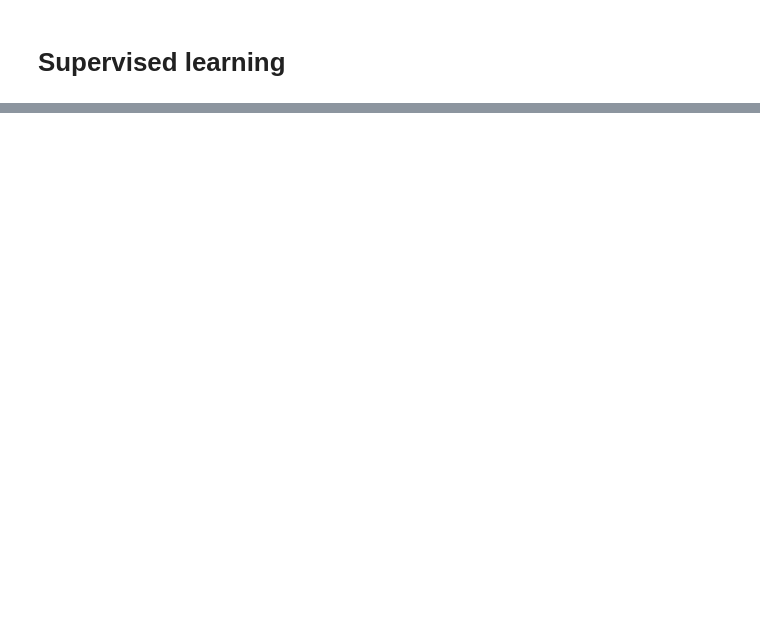
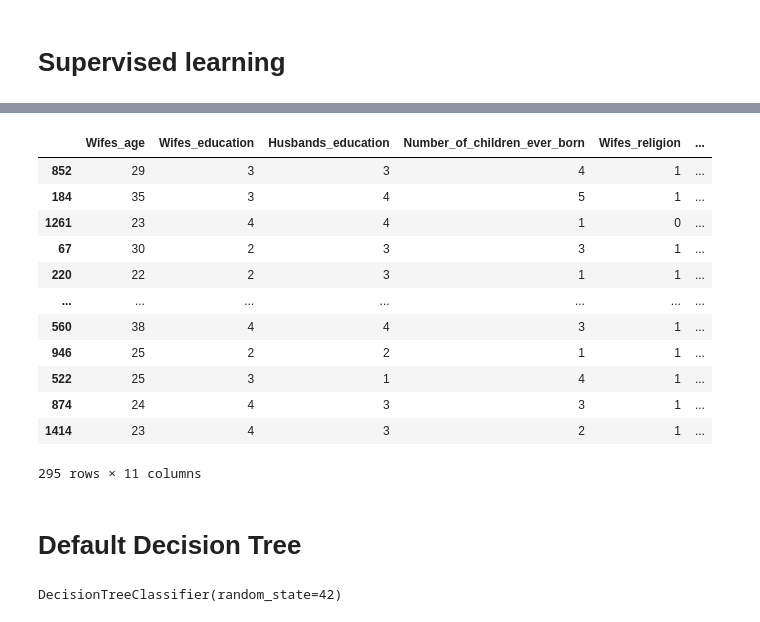
Before and after one commit to IDM4s-2025/TC2034-final-team8, a Jupyter notebook: final_tree.ipynb, the cells around one changed output, grey strips where cells are left out. Cells and saved outputs as stored; diff of their text form; code cells hidden in the pictures; blank space fills up the shorter version.

```diff
--- a/final_tree.ipynb
+++ b/final_tree.ipynb
@@ -119,0 +137,4 @@ memory usage: 103.7 KB
+# %%
+from sklearn.model_selection import train_test_split
+
+X_train, X_test, y_train, y_test = train_test_split(X, y, test_size=0.2, random_state=42)
@@ -119,0 +144,39 @@ memory usage: 103.7 KB
+# %%
+#Avoid modifying train set
+
+X_train_c = X_train.copy()
+X_test_c = X_test.copy()
+
+
+#Use dummies
+categorical_features = ['Husbands_occupation']
+X_train_enc = pd.get_dummies(X_train_c, columns=categorical_features, drop_first=True)
+X_test_enc = pd.get_dummies(X_test_c, columns=categorical_features, drop_first=True)
+
+
+X_test_enc = X_test_enc.reindex(columns=X_train_enc.columns, fill_value=0)
+
+X_test_enc
+# %% [output]
+|  | Wifes_age | Wifes_education | Husbands_education | Number_of_children_ever_born | Wifes_religion | ... |
+| 852 | 29 | 3 | 3 | 4 | 1 | ... |
+| 184 | 35 | 3 | 4 | 5 | 1 | ... |
+| 1261 | 23 | 4 | 4 | 1 | 0 | ... |
+| 67 | 30 | 2 | 3 | 3 | 1 | ... |
+| 220 | 22 | 2 | 3 | 1 | 1 | ... |
+| ... | ... | ... | ... | ... | ... | ... |
+| 560 | 38 | 4 | 4 | 3 | 1 | ... |
+| 946 | 25 | 2 | 2 | 1 | 1 | ... |
+| 522 | 25 | 3 | 1 | 4 | 1 | ... |
+| 874 | 24 | 4 | 3 | 3 | 1 | ... |
+| 1414 | 23 | 4 | 3 | 2 | 1 | ... |
+295 rows × 11 columns
+# %% [markdown]
+# Default Decision Tree
+# %%
+from sklearn.tree import DecisionTreeClassifier
+
+default_tree = DecisionTreeClassifier(random_state=42)
+default_tree.fit(X_train_enc, y_train)
+# %% [output]
+DecisionTreeClassifier(random_state=42)
```
Also changed, not shown: parts of 22 cells of this notebook, 3 other files.
